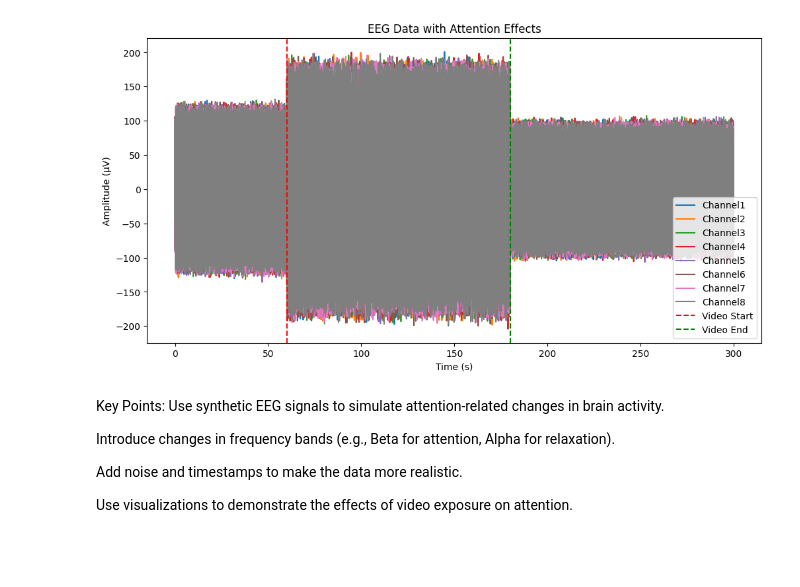
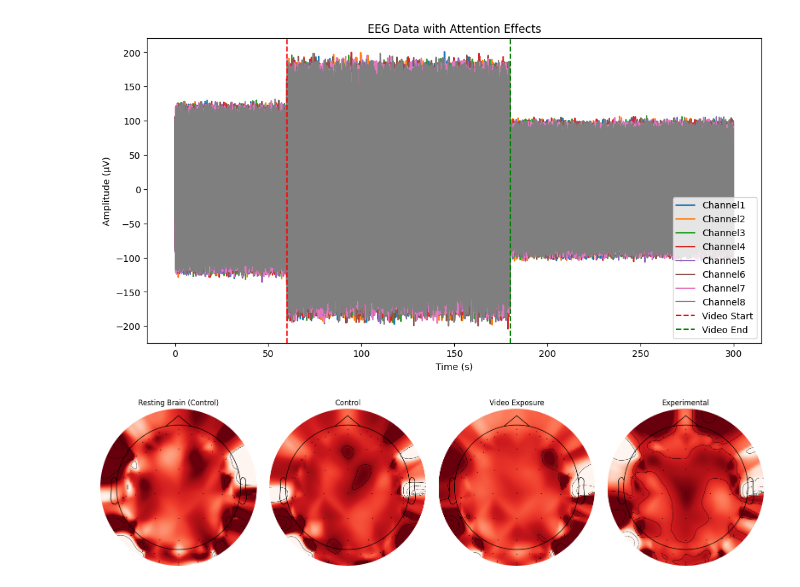
Before and after one commit to kkatevu/COGS189---Final-Project, a Jupyter notebook: COGS189/project_meat/Notebooks/eeg_data_analysis.ipynb, the cells around one changed output. Drawn from its saved outputs; the diff is of its cells as text; code cells hidden in the pictures; blank space fills up the shorter version.

```diff
--- a/COGS189/project_meat/Notebooks/eeg_data_analysis.ipynb
+++ b/COGS189/project_meat/Notebooks/eeg_data_analysis.ipynb
@@ -628,12 +628,44 @@ plt.legend()
 plt.show()
 # %% [output]
 [figure]
-# %% [markdown]
-Key Points:
-Use synthetic EEG signals to simulate attention-related changes in brain activity.
-
-Introduce changes in frequency bands (e.g., Beta for attention, Alpha for relaxation).
-
-Add noise and timestamps to make the data more realistic.
-
-Use visualizations to demonstrate the effects of video exposure on attention.
+# %%
+import numpy as np
+import matplotlib.pyplot as plt
+import mne
+
+# Load a standard 10-20 montage
+montage = mne.channels.make_standard_montage("standard_1020")
+ch_names = montage.ch_names  # EEG channel names
+num_channels = len(ch_names)
+
+# Generate synthetic EEG activity data for different conditions
+np.random.seed(42)
+data_conditions = {
+    "Resting Brain (Control)": np.random.normal(0.2, 0.05, num_channels),
+    "Control": np.random.normal(0.8, 0.1, num_channels),
+    "Video Exposure": np.random.normal(0.6, 0.08, num_channels),
+    "Experimental": np.random.normal(0.4, 0.07, num_channels)
+}
+
+# Create EEG info structure
+info = mne.create_info(ch_names=ch_names, sfreq=100, ch_types="eeg")
+
+# Extract electrode positions
+pos_dict = montage.get_positions()["ch_pos"]
+pos_array = np.array([pos_dict[ch] for ch in ch_names])[:, :2]  # Get x, y positions
+
+# Create figure
+fig, axes = plt.subplots(1, 4, figsize=(16, 4))
+
+# Improve aesthetics of topomaps
+def plot_topomap(data, title, ax):
+    mne.viz.plot_topomap(data, pos_array, axes=ax, cmap="Reds", contours=6, sensors=True, show=False)
+    ax.set_title(title, fontsize=12)
+
+for ax, (title, data) in zip(axes, data_conditions.items()):
+    plot_topomap(data, title, ax)
+
+plt.tight_layout()
+plt.show()
+# %% [output]
+[figure, added]
```
